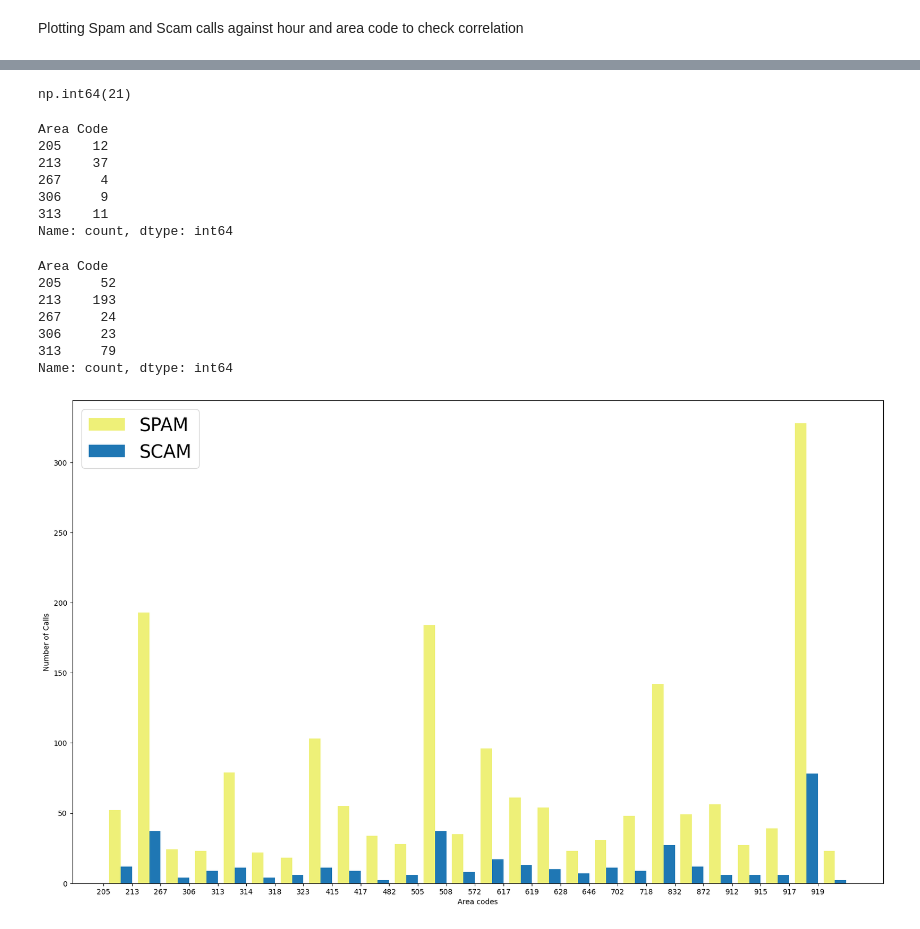
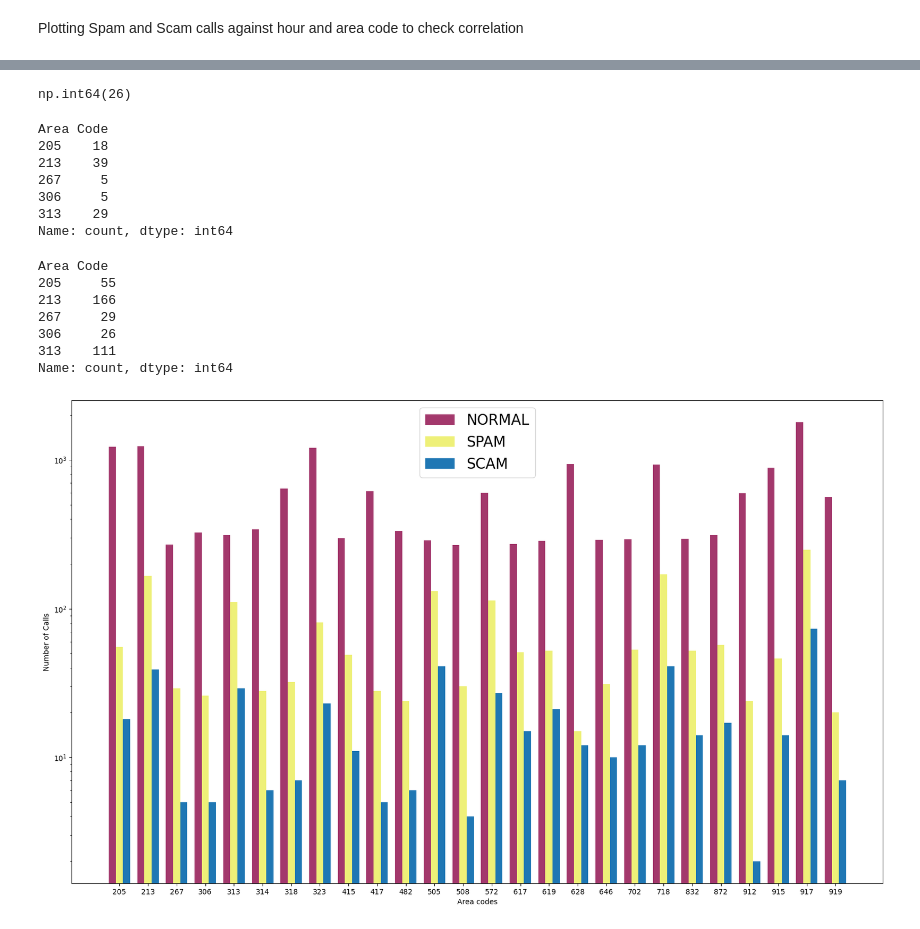
Before and after one commit to achal3014/Spam-Fraud-Call-Location-Detection, a Jupyter notebook: b_data_preprocess.ipynb, the cells around one changed output, grey strips where cells are left out. Drawn from its saved outputs; the diff is of its cells as text; code cells hidden in the pictures.

```diff
--- a/b_data_preprocess.ipynb
+++ b/b_data_preprocess.ipynb
@@ -8,7 +8,7 @@ import pandas as pd
 import matplotlib.pyplot as plt
 # from sklearn.preprocessing import LabelEncoder
 # %%
-c_fraud_df = pd.read_csv("corrected_names.csv")
+c_fraud_df = pd.read_csv("updated_convo.csv")
 c_fraud_df.head()
 # %% [output]
 |  | Unnamed: 0 | Call Type | Caller Number | Call Time | Call Duration(in s) | Call Frequency Per Day | ... |
@@ -375,45 +375,47 @@ plt.show()
 nor_counts = normal_calls['Area Code'].value_counts().sort_index()
 nor_counts.count()
 # %% [output]
-np.int64(21)
+np.int64(26)
 # %%
 sc_counts = scam_calls['Area Code'].value_counts().sort_index()
 sc_counts.head()
 # %% [output]
 Area Code
-205    12
-213    37
-267     4
-306     9
-313    11
+205    18
+213    39
+267     5
+306     5
+313    29
 Name: count, dtype: int64
 # %%
 sp_counts = spam_calls['Area Code'].value_counts().sort_index()
 sp_counts.head()
 # %% [output]
 Area Code
-205     52
-213    193
-267     24
-306     23
-313     79
+205     55
+213    166
+267     29
+306     26
+313    111
 Name: count, dtype: int64
 # %%
+# from matplotlib.ticker import MultipleLocator
 codes = set([ '213', '572', '718', '213', '718', '832', '917', '323', '213', '917', '505', '628', '718',
 '313', '718', '872', '572', '323', '323', '213', '646', '917', '917', '205', '917', '718', '915', '917', '572', '213', '205',
 '702', '505', '505', '917', '617','718', '572', '917', '832', '213', '306', '505', '318', '313','718', '617','917', '415', '505', '267', '505',
 '917', '323', '718', '313', '505', '919', '915', '702','508', '417', '415', '619', '314','917', '482', '872', '213', '912','619','917' ])
 codes = sorted(codes)
+
 plt.figure(figsize=(20,12))
-width = 0.4
+width = 0.25
 values = np.arange(len(sp_counts))
-# plt.bar(values,nor_counts.values,width=width,color = '#a3386c',label = 'NORMAL')
-plt.bar(values+width,sp_counts.values,width= width, color = '#EEF078',label = 'SPAM')
-plt.bar(values+width+width,sc_counts.values,width=width,label = 'SCAM')
+plt.bar(values-width,nor_counts.values,width=width,color = '#a3386c',label = 'NORMAL',log = True)
+plt.bar(values,sp_counts.values,width= width, color = '#EEF078',label = 'SPAM',log = True)
+plt.bar(values+width,sc_counts.values,width=width,label = 'SCAM',log = True)
 plt.xlabel('Area codes')
 plt.ylabel('Number of Calls')
 plt.xticks(np.arange(len(codes)),labels=codes)
-plt.legend(fontsize = 25)
+plt.legend(fontsize = 20)
 plt.show()
 # %% [output]
-[figure, old version]
+[figure, new version]
```
Also changed, not shown: parts of 18 cells of this notebook, 3 other files.
